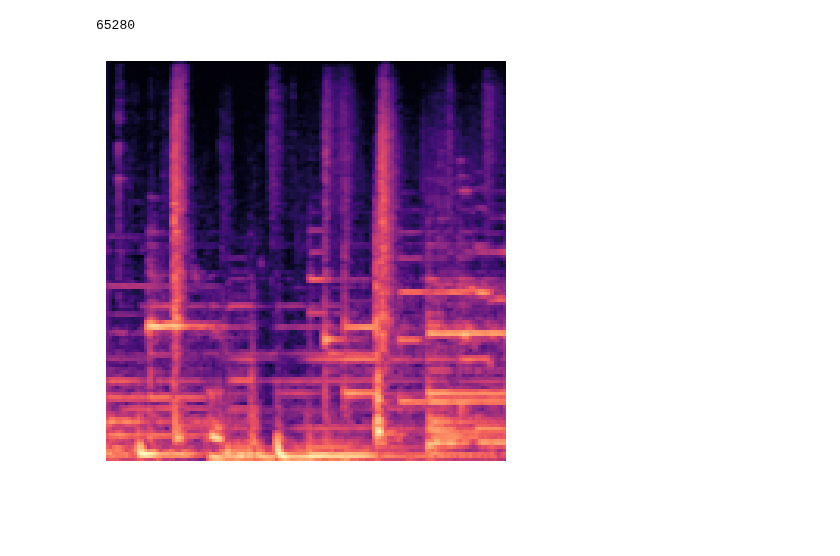
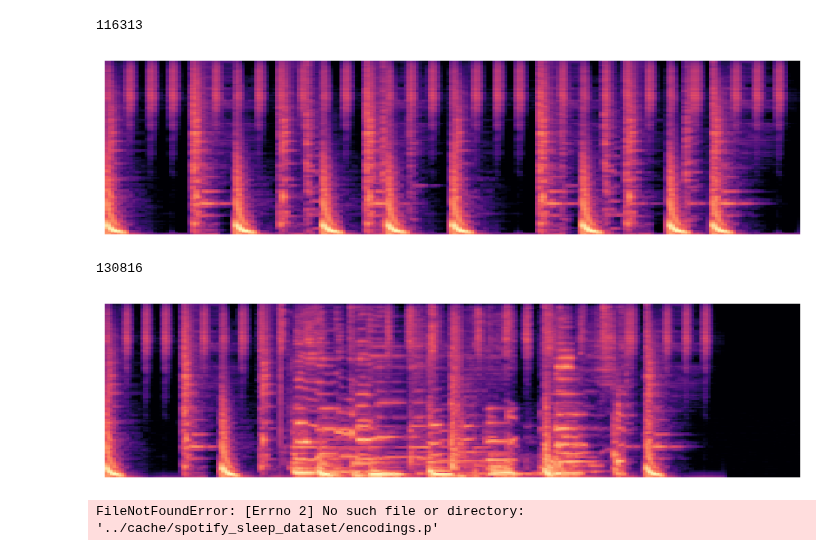
Before and after one commit to BrainTwin/audio-diffusion, a Jupyter notebook: notebooks/plot_mel_spectrograms.ipynb, the cells around one changed output. Cells and saved outputs as stored; diff of their text form; code cells hidden in the pictures; blank space fills up the shorter version.

```diff
--- a/notebooks/plot_mel_spectrograms.ipynb
+++ b/notebooks/plot_mel_spectrograms.ipynb
@@ -8,31 +37,18 @@ import matplotlib.pyplot as plt
 import librosa
 import librosa.display
 
-def visualize_mel_spectrogram(file_path):
-    # Load the audio file
+def visualize_mel_spectrogram(file_path, title):
     y, sr = librosa.load(file_path)
 
     print(len(y))
 
-    # Compute the Mel spectrogram
     S = librosa.feature.melspectrogram(y=y, sr=sr, n_mels=128)
-
-    # Convert to log scale (dB)
     S_dB = librosa.power_to_db(S, ref=np.max)
-
-    # Create a figure and remove axes, text, and borders
-    fig, ax = plt.subplots(figsize=(12, 4))
+    fig, ax = plt.subplots(figsize=(8,2))
     img = librosa.display.specshow(S_dB, sr=sr, x_axis=None, y_axis=None, ax=ax, cmap='magma')
 
-    ax.axis('off')  # Turn off axis
-    fig.subplots_adjust(left=0, right=1, bottom=0, top=1)  # Remove padding and borders
+    ax.axis('off')
+    fig.subplots_adjust(left=0, right=1, bottom=0, top=1)
 
-    # Save the plot as an image file
-    plt.savefig('mel_spectrogram_visualization.png', bbox_inches='tight', pad_inches=0, dpi=300)
+    plt.savefig(f'../for_paper/{title}.png', bbox_inches='tight', pad_inches=0, dpi=300)
     plt.show()
-# %%
-# Example usage
-visualize_mel_spectrogram('../testing/ssd_256_256_single.wav')
-# %% [output]
-65280
-[figure, removed]
@@ -38,0 +133,19 @@ visualize_mel_spectrogram('../testing/ssd_256_256_single.wav')
+# %%
+visualize_mel_spectrogram('../for_paper/hip_hop_beat_trunc.wav', title='hip_hop_beat_trunc')
+# %% [output]
+116313
+[figure, added]
+# %%
+visualize_mel_spectrogram('../for_paper/ssd_512_128_hip_hop_inpaint.wav', title='ssd_512_128_hip_hop_inpaint')
+# %% [output]
+130816
+[figure, added]
+# %%
+import pickle
+
+file_path = '../cache/spotify_sleep_dataset/encodings.p'
+
+with open(file_path, 'rb') as file:
+    data = pickle.load(file)
+# %% [output]
+FileNotFoundError: [Errno 2] No such file or directory: '../cache/spotify_sleep_dataset/encodings.p'
```
Also changed, not shown: parts of 4 cells of this notebook, 3 other files.
